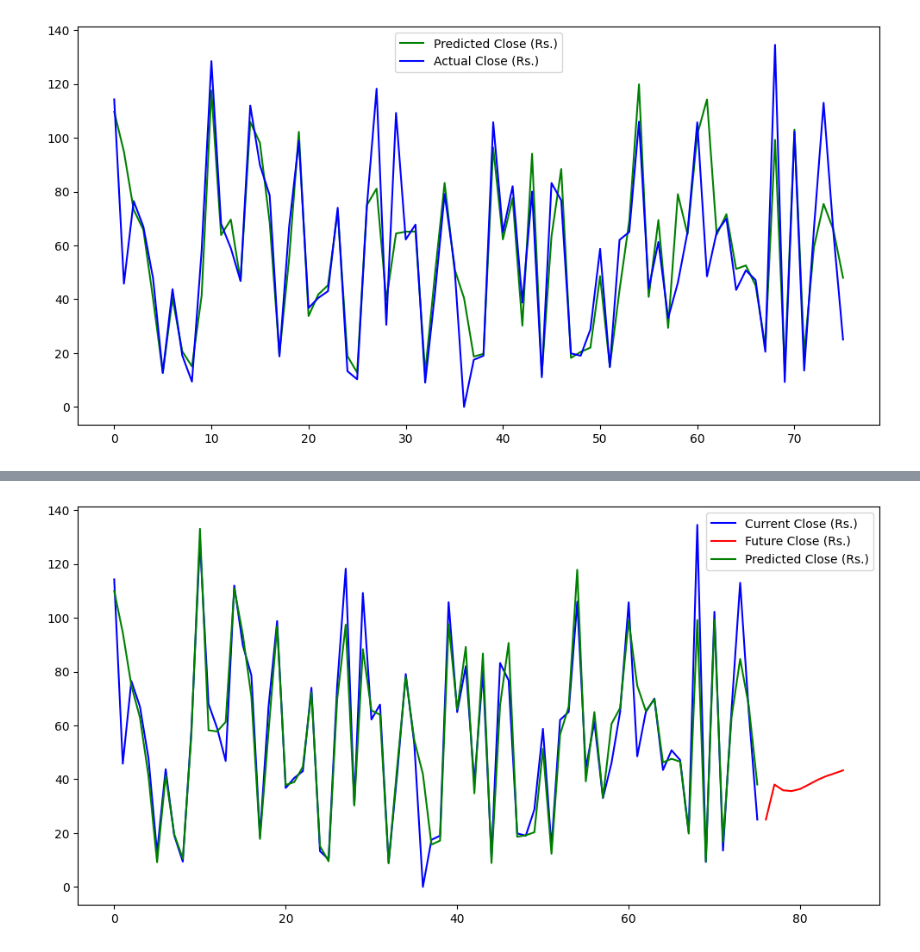
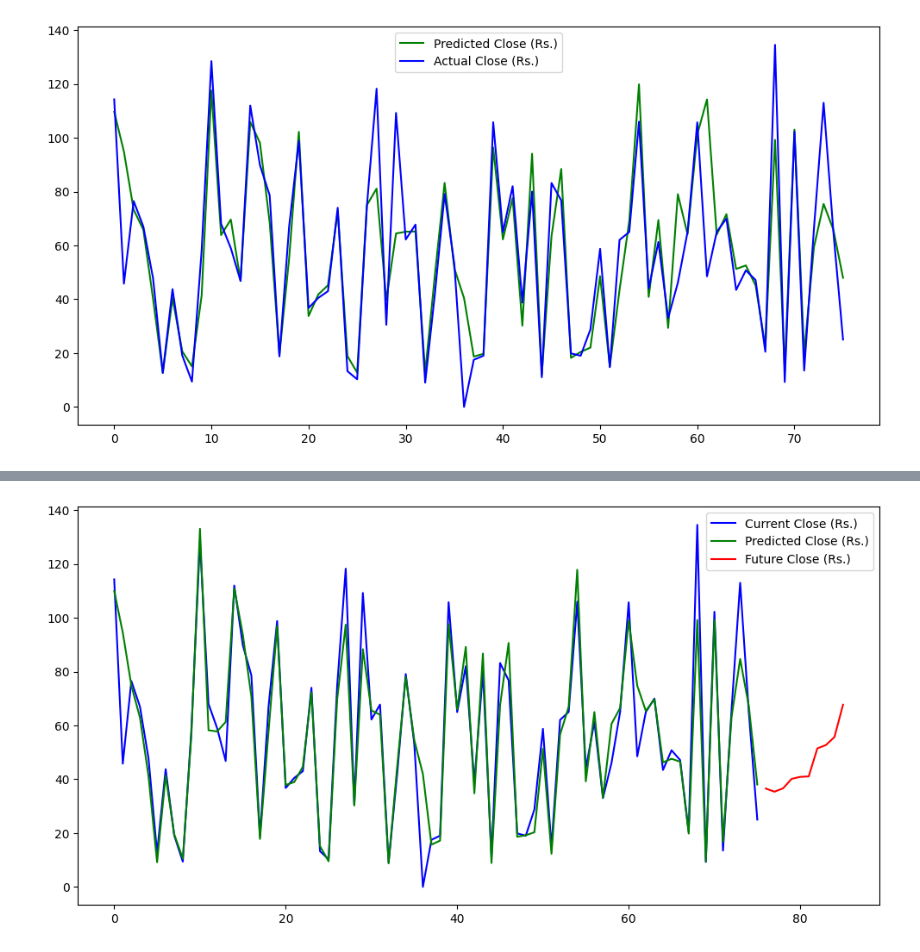
Before and after one commit to kelumKP/CIS7017, a Jupyter notebook: SOURCE_CODE/long_short_term_memory.ipynb, the cells around one changed output, grey strips where cells are left out. Saved outputs shown, nothing was run; the diff lists cells and outputs as text; code cells hidden in the pictures.

Commit message:
current_predict_future

```diff
--- a/SOURCE_CODE/long_short_term_memory.ipynb
+++ b/SOURCE_CODE/long_short_term_memory.ipynb
@@ -417,15 +417,21 @@ model.compile(optimizer='adam', loss='mean_squared_error')
 # Train the model
 model.fit(X_train, y_train, epochs=100, batch_size=32, verbose=1)
 
-# Make predictions
-test_sequence = X_test[-1]  # Use the last sequence from the test data
+# Make predictions with added randomness
 future_predictions = []
 
-# Predict multiple future points (adjust as needed)
-num_predictions = 10
+# Use the last available sequence from the test data to generate future predictions
+test_sequence = X_test[-1]  # Use the last sequence from the test data
+
+# Predict multiple future points with added randomness
 for _ in range(num_predictions):
     predicted_value = model.predict(np.array([test_sequence]))
-    future_predictions.append(predicted_value)
+
+    # Add some randomness to the prediction
+    predicted_value += np.random.normal(0, 0.02)  # You can adjust the standard deviation (0.02) as needed
+
+    future_predictions.append(predicted_value[0, 0])
+
     # Update the test sequence with the new prediction for the next iteration
     test_sequence = np.roll(test_sequence, shift=-1)
     test_sequence[-1] = predicted_value[0, 0]
@@ -434,33 +440,19 @@ for _ in range(num_predictions):
 future_predictions = np.array(future_predictions).reshape(-1, 1)
 future_predictions = scaler.inverse_transform(future_predictions)
 
-# Evaluate the model
-predictions = model.predict(X_test)
-predictions = scaler.inverse_transform(predictions)
-
-mse = mean_squared_error(scaler.inverse_transform(y_test.reshape(-1, 1)), predictions.reshape(-1, 1))
-rmse = np.sqrt(mse)
-print(f"Root Mean Squared Error (RMSE): {rmse}")
-
-
-# Define 'timeline' based on the length of 'y_test' and the number of future predictions
+# Create a timeline for the x-axis
 timeline = np.arange(len(y_test_reshaped), len(y_test_reshaped) + num_predictions)
-
-# Ensure 'future_predictions_reshaped' and 'predictions_reshaped' have the same length
-if len(future_predictions_reshaped) < num_predictions:
-    # Fill in with zeros to match the length
-    zeros_to_add = num_predictions - len(future_predictions_reshaped)
-    future_predictions_reshaped = np.concatenate([future_predictions_reshaped, np.zeros((zeros_to_add, 1))])
-else:
-    # Trim 'future_predictions_reshaped' if it has more data points than 'timeline'
-    future_predictions_reshaped = future_predictions_reshaped[:len(timeline)]
 
 # Visualize all three in the same graph
 plt.figure(figsize=(12, 6))
 plt.plot(np.arange(len(y_test_reshaped)), y_test_reshaped, label='Current Close (Rs.)', color='blue')
-plt.plot(timeline, future_predictions_reshaped, label='Future Close (Rs.)', color='red')
+plt.plot(timeline, future_predictions, label='Future Close (Rs.)', color='red')
 plt.plot(np.arange(len(predictions_reshaped)), predictions_reshaped, label='Predicted Close (Rs.)', color='green')
-plt.legend()
+# Define the legend order
+legend_labels = ['Current Close (Rs.)', 'Predicted Close (Rs.)', 'Future Close (Rs.)']
+legend_handles = [plt.Line2D([0], [0], color='blue'), plt.Line2D([0], [0], color='green'), plt.Line2D([0], [0], color='red')]
+plt.legend(legend_handles, legend_labels)
+
 plt.show()
 # %% [output]
 Epoch 1/100
@@ -483 +475 @@ Root Mean Squared Error (RMSE): 12.506932165995504
-[figure, old version]
+[figure, new version]
```
Also changed, not shown: parts of 1 cell of this notebook, 1 other file.
